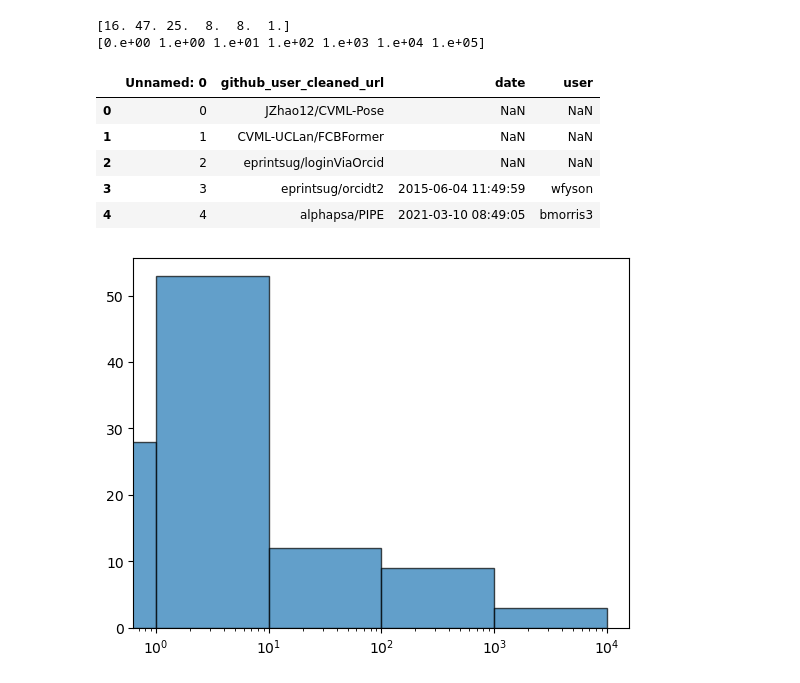
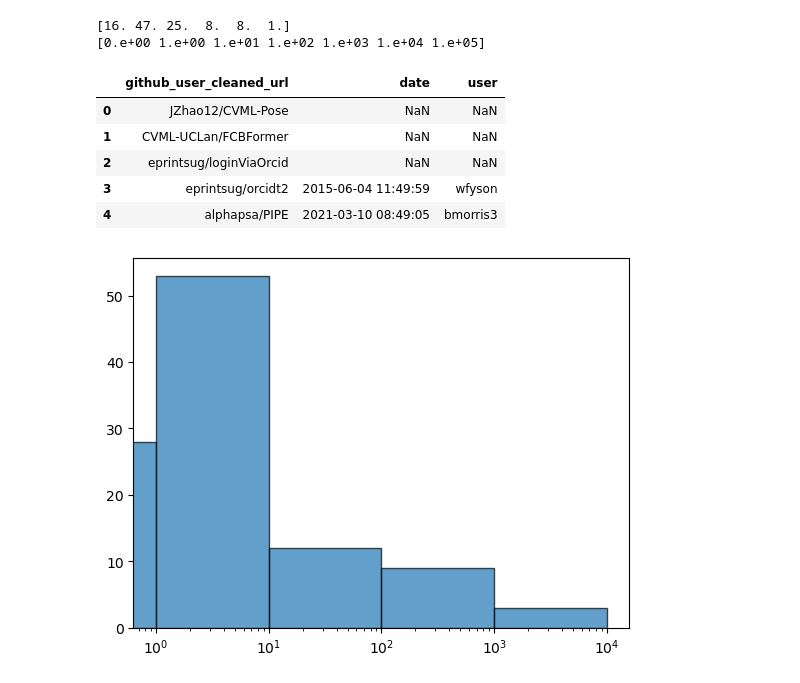
Before and after one commit to softwaresaved/rse-repo-analysis, a Jupyter notebook: analysis/github.ipynb, the cells around one changed output. Saved outputs shown, nothing was run; the diff lists cells and outputs as text; code cells hidden in the pictures.

```diff
--- a/analysis/github.ipynb
+++ b/analysis/github.ipynb
@@ -34,15 +34,15 @@ print(bins)
 [16. 47. 25.  8.  8.  1.]
 [0.e+00 1.e+00 1.e+01 1.e+02 1.e+03 1.e+04 1.e+05]
 # %%
-forks_df = pd.read_csv("../data/analysis/forks.csv")
+forks_df = pd.read_csv("../data/analysis/forks.csv", index_col=0)
 forks_df.head()
 # %% [output]
-|  | Unnamed: 0 | github_user_cleaned_url | date | user |
-| 0 | 0 | JZhao12/CVML-Pose | NaN | NaN |
-| 1 | 1 | CVML-UCLan/FCBFormer | NaN | NaN |
-| 2 | 2 | eprintsug/loginViaOrcid | NaN | NaN |
-| 3 | 3 | eprintsug/orcidt2 | 2015-06-04 11:49:59 | wfyson |
-| 4 | 4 | alphapsa/PIPE | 2021-03-10 08:49:05 | bmorris3 |
+|  | github_user_cleaned_url | date | user |
+| 0 | JZhao12/CVML-Pose | NaN | NaN |
+| 1 | CVML-UCLan/FCBFormer | NaN | NaN |
+| 2 | eprintsug/loginViaOrcid | NaN | NaN |
+| 3 | eprintsug/orcidt2 | 2015-06-04 11:49:59 | wfyson |
+| 4 | alphapsa/PIPE | 2021-03-10 08:49:05 | bmorris3 |
 # %%
 bins = np.hstack([0, 10**(np.arange(0,5))])
 counts, bins, _ = plt.hist(forks_df.groupby("github_user_cleaned_url").count()["user"], bins = bins, ec="black", alpha=0.7)
```
Also changed, not shown: parts of 3 cells of this notebook, 7 other files.
